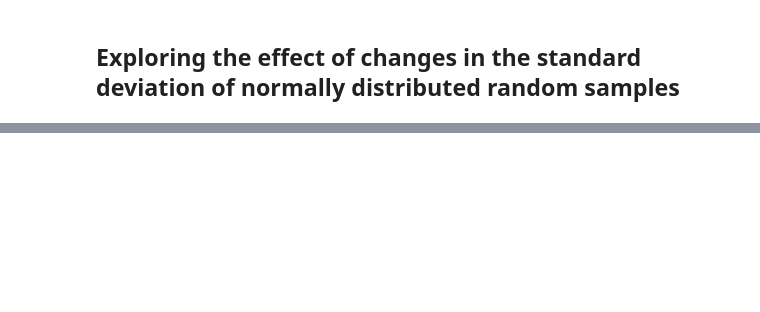
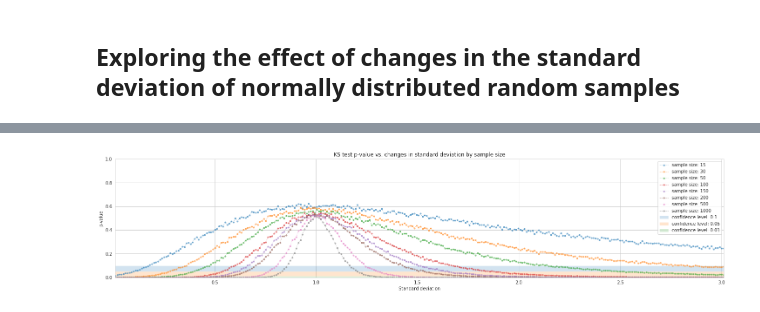
Before and after one commit to ra1ndeer/ks_test_study, a Jupyter notebook: Explore simulation data.ipynb, the cells around one changed output, grey strips where cells are left out. Saved outputs shown, nothing was run; the diff lists cells and outputs as text; code cells hidden in the pictures; blank space fills up the shorter version.

```diff
--- a/Explore simulation data.ipynb
+++ b/Explore simulation data.ipynb
@@ -100,0 +134,29 @@ plt.show()
+# %%
+fig, ax = plt.subplots(figsize=(25, 5))
+
+for name, df in df_std_dict.items():
+
+    ax.plot(df["std_data"],
+            df["mean_res"],
+            linestyle="--",
+            linewidth=0.7,
+            marker=".",
+            alpha=0.5, label="sample size: {}".format(name))
+            #color="black")
+
+ax.fill_between([df["std_data"].min(), df["std_data"].max()], [0.1, 0.1], [0.05, 0.05], alpha=0.2, label="confidence level: 0.1")
+ax.fill_between([df["std_data"].min(), df["std_data"].max()], [0.05, 0.05], [0.01, 0.01], alpha=0.2, label="confidence level: 0.05")
+ax.fill_between([df["std_data"].min(), df["std_data"].max()], [0.01, 0.01], [0, 0], alpha=0.2, label="confidence level: 0.01")
+
+
+ax.set_xlim((df["std_data"].min(), df["std_data"].max()))
+ax.set_ylim((0, 1))
+
+ax.set_xlabel("Standard deviation")
+ax.set_ylabel("p-value")
+ax.legend()
+ax.set_title("KS test p-value vs. changes in standard deviation by sample size")
+
+plt.show()
+# %% [output]
+[figure, added]
```
Also changed, not shown: parts of 6 cells of this notebook.
